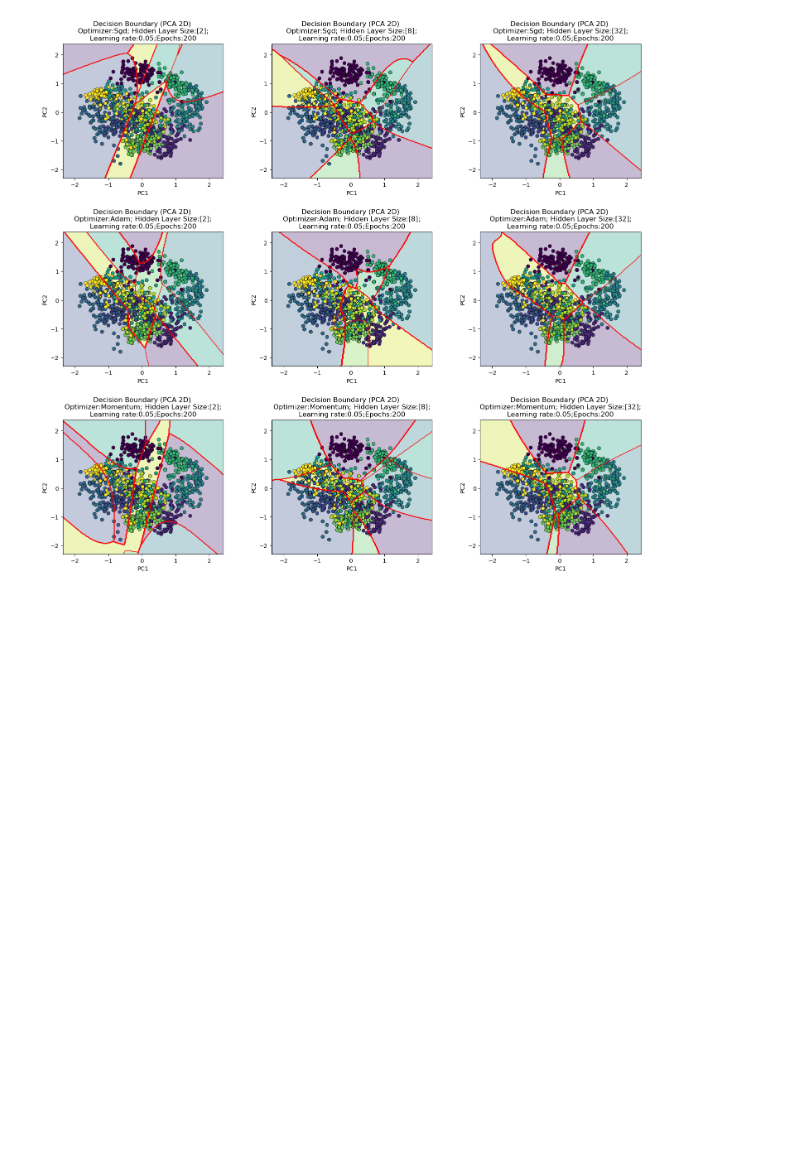
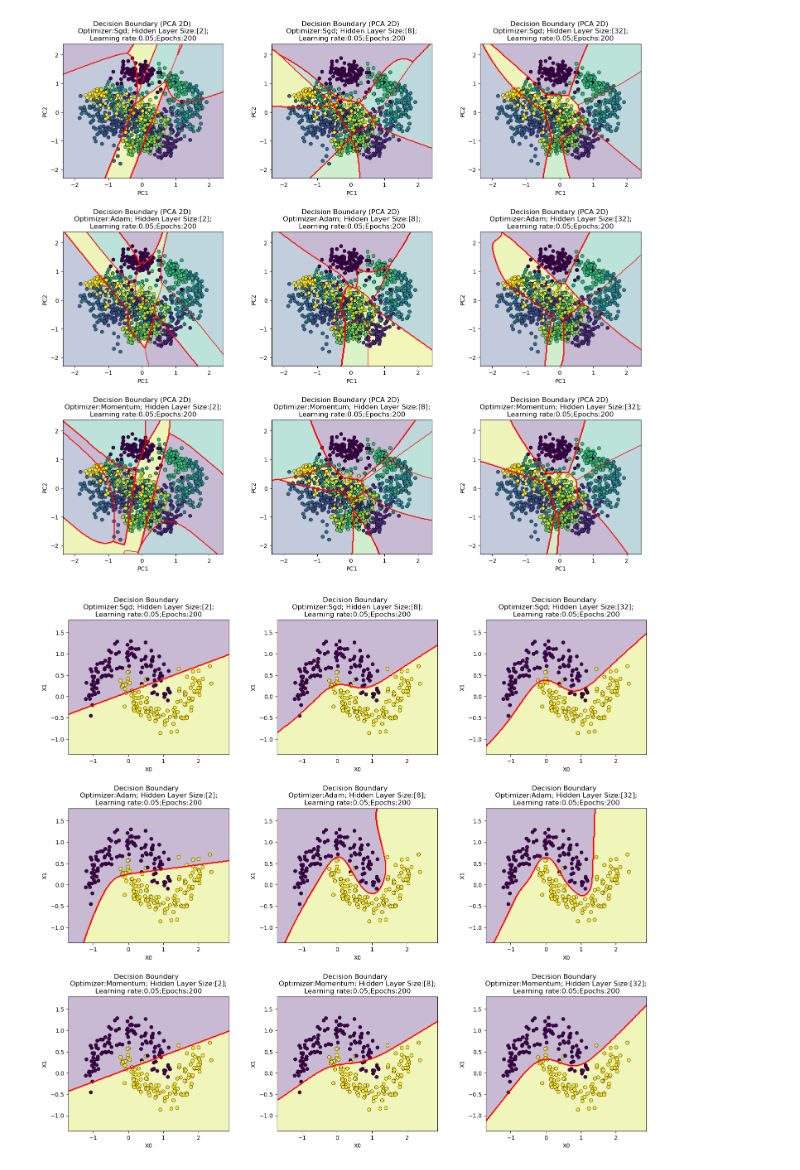
Before and after one commit to YasinVeliyev/AiAcademy_Math_Final, a Jupyter notebook: Untitled.ipynb, the cells around one changed output. Drawn from its saved outputs; the diff is of its cells as text; code cells hidden in the pictures; blank space fills up the shorter version.

```diff
--- a/Untitled.ipynb
+++ b/Untitled.ipynb
@@ -661,3 +670,12 @@ for i,(o,s) in enumerate(itertools.product(["sgd","adam","momentum"],[2,8,32])):
     nn.plot_decision_boundary(X_d_train,y_d_train,ax)
 # %% [output]
 [figure]
+# %%
+fig, axs = plt.subplots(3, 3,figsize=(18, 16),gridspec_kw={"hspace": 0.4, "wspace": 0.3})
+for i,(o,s) in enumerate(itertools.product(["sgd","adam","momentum"],[2,8,32])):
+    nn = NeuralNetwork(size=[s],optimizer=o)
+    nn.fit(X_m_train,y_m_train)
+    ax = axs[i//3,i%3]
+    nn.plot_decision_boundary(X_m_train,y_m_train,ax)
+# %% [output]
+[figure, added]
```
Also changed, not shown: parts of 4 cells of this notebook, 1 other file.
